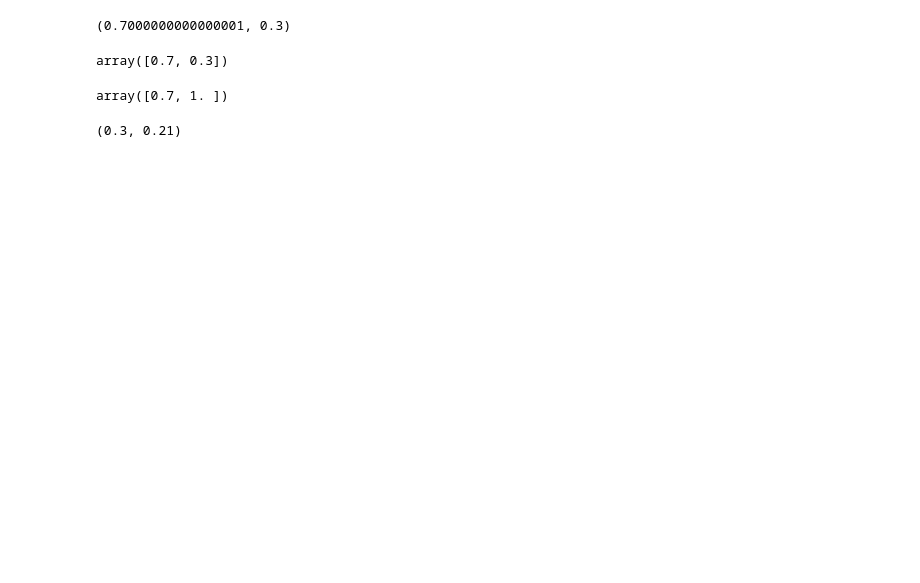
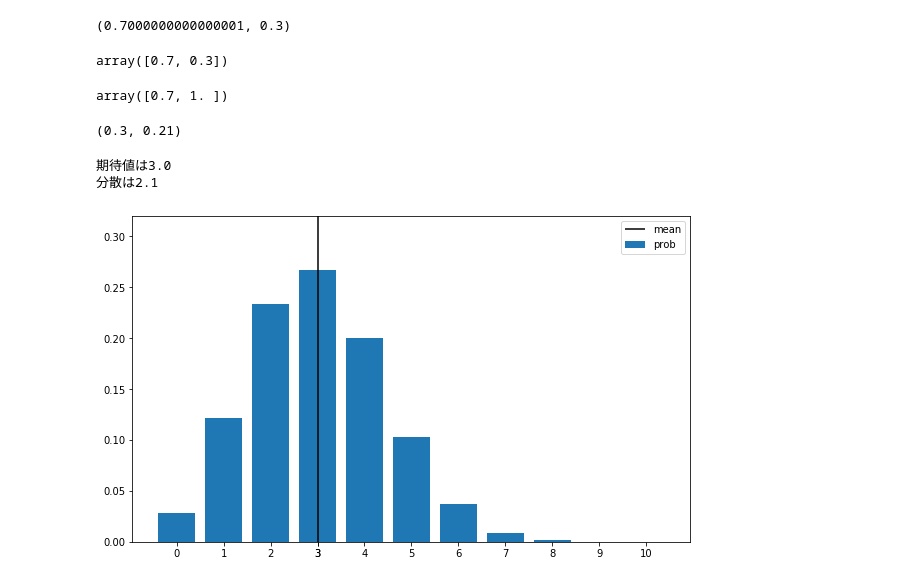
Before and after one commit to katuhito/python_statistics, a Jupyter notebook: Typical discrete probability distribution.ipynb, the cells around one changed output. Drawn from its saved outputs; the diff is of its cells as text; code cells hidden in the pictures; blank space fills up the shorter version.

Commit message:
二項分布

```diff
--- a/Typical discrete probability distribution.ipynb
+++ b/Typical discrete probability distribution.ipynb
@@ -103,3 +102,45 @@ array([0.7, 1. ])
 rv.mean(), rv.var()
 # %% [output]
 (0.3, 0.21)
+# %%
+"""二項分布"""
+#二項分布は成功確率がpのベルヌーイ試行をn回行ったときの成功回数が従う分布である。成功する回数は0回からn回まであるので、取り得る値は{0,1,…,n}である。
+#二項分布のパラメタには成功確率のpと試行回数のnの2つがあり、pは0<p<1で、んは1以上の整数である必要がある。パラメタがn,pの二項分布をBin(n,p)と表記する。
+#Bin(n,p) => 二項分布の確率関数 => https://ja.wikipedia.org/wiki/%E4%BA%8C%E9%A0%85%E5%88%86%E5%B8%83
+
+#二項分布の具体例
+#10回コインを投げて表が出る回数
+#これはp=1/2のベルヌーイ試行を10回行ったときの成功回数と考える事ができるのでBin(10, 1/2)に従う。このことからコインを10回投げて表が3回出る確率は、P(x=3) = 15/128 となる。
+#4回サイコロを投げて6が出る回数
+#これはp=1/6のベルヌーイ試行を4回行ったときの成功回数と考える事ができるので、Bin(4, 1/6)に従う。このことから4回サイコロを投げて6が1回も出ない確率であれば、　p(x=0) = 625/1296 となる。
+
+#二項分布の期待値と分散
+#X ~ Bin(n, p)とするとき、 期待値：E(X)= np,　分散V(X) = np(1-p)
+
+#二項分布をNumpyで実装してみる。コンビネーションnCxの計算には、scipy.specialにあるcomb関数を用いる。
+from scipy.special import comb
+
+def Bin(n, p):
+    x_set = np.arange(n+1)
+    def f(x):
+        if x in x_set:
+            return comb(n, x) * p**x * (1-p)**(n-x)
+        else:
+            return 0
+    return x_set, f
+# %%
+#Bin(10, 0.3)に従う確率変数Xを作ってみる。
+n = 10
+p = 0.3
+X = Bin(n, p)
+# %%
+#期待値は10*0.3 = 3 分散は10*0.3*0.7 = 2.1となる
+check_prob(X)
+# %% [output]
+期待値は3.0
+分散は2.1
+# %%
+#図示する。二項分布は期待値でピークをとる山形の分布となる。
+plot_prob(X)
+# %% [output]
+[figure, added]
```
Also changed, not shown: parts of 2 cells of this notebook, 1 other file.
